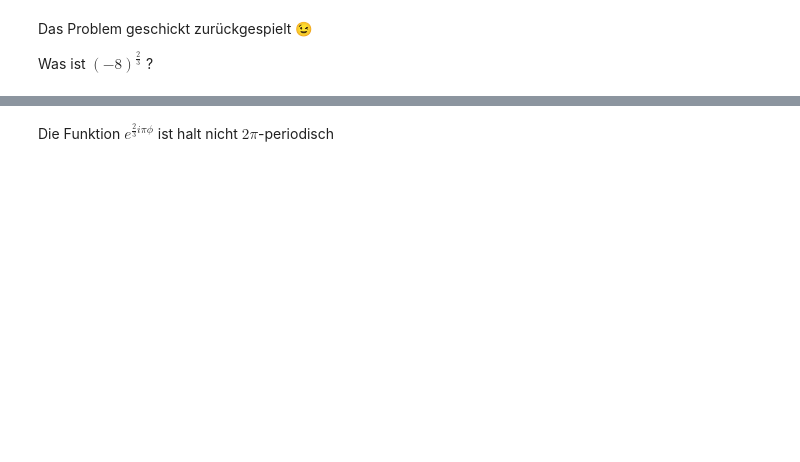
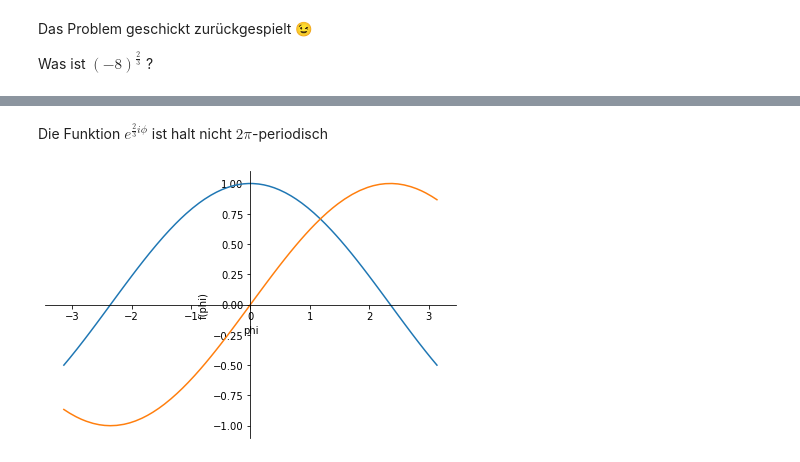
Before and after one commit to Ruediger-Braun/compana22, a Jupyter notebook: Lektion07.ipynb, the cells around one changed output, grey strips where cells are left out. Drawn from its saved outputs; the diff is of its cells as text; code cells hidden in the pictures; blank space fills up the shorter version.

```diff
--- a/Lektion07.ipynb
+++ b/Lektion07.ipynb
@@ -195,6 +309,8 @@ q.limit(s, 0, dir='-').expand(complex=True)
 # %% [markdown]
-Die Funktion $e^{\frac23i\pi\phi}$ ist halt nicht $2\pi$-periodisch
+Die Funktion $e^{\frac23i\phi}$ ist halt nicht $2\pi$-periodisch
 # %%
 phi = S('phi')
-h = exp(2*I*pi*phi/3)
+h = exp(2*I*phi/3)
 plot(re(h), im(h), (phi, -pi, pi));
+# %% [output]
+[figure, added]
```
Also changed, not shown: parts of 57 cells of this notebook.
